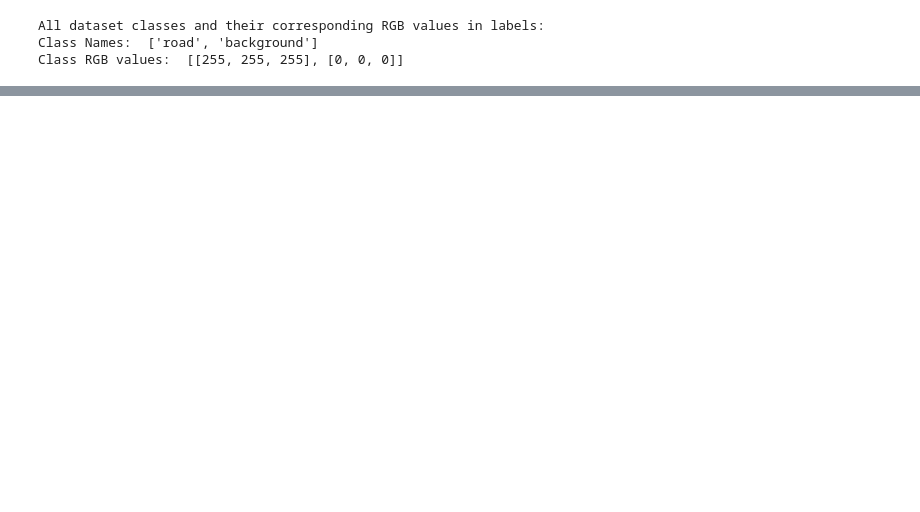
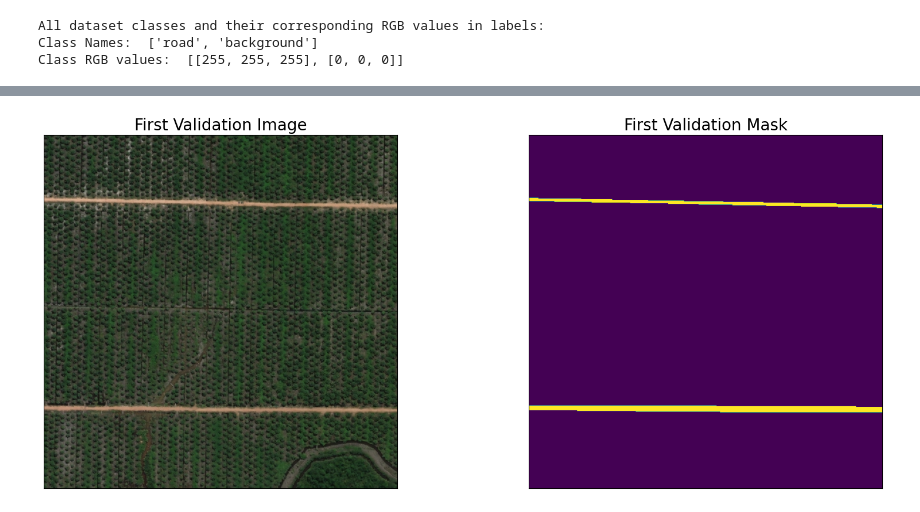
Before and after one commit to sg-peytrignet/deepglobe-road-segmentation, a Jupyter notebook: notebooks/deep-globe-road-segmentation.ipynb, the cells around one changed output, grey strips where cells are left out. Saved outputs shown, nothing was run; the diff lists cells and outputs as text; code cells hidden in the pictures; blank space fills up the shorter version.

```diff
--- a/notebooks/deep-globe-road-segmentation.ipynb
+++ b/notebooks/deep-globe-road-segmentation.ipynb
@@ -272,3 +214,7 @@ len(train_dataloader)
+# %%
+visualize(first_validation_image=first_valid_set[0], first_validation_mask=first_valid_set[1])
+# %% [output]
+[figure, added]
 # %%
 # check shapes for errors
 assert train_dataloader[0][0].shape == (BATCH_SIZE, *configs.Dataset.img_size, 3)
```
Also changed, not shown: parts of 24 cells of this notebook.
